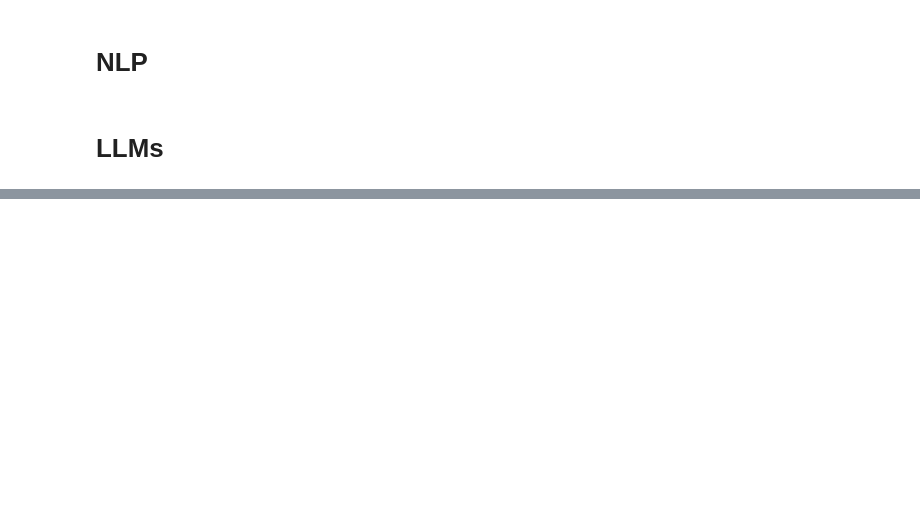
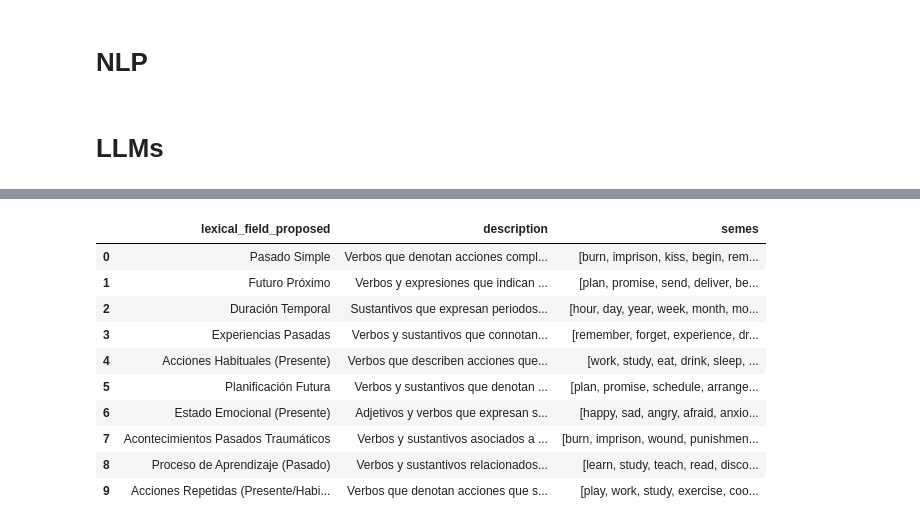
Before and after one commit to amontenegrot/master-thesis, a Jupyter notebook: notebooks/test.ipynb, the cells around one changed output, grey strips where cells are left out. Cells and saved outputs as stored; diff of their text form; code cells hidden in the pictures; blank space fills up the shorter version.

```diff
--- a/notebooks/test.ipynb
+++ b/notebooks/test.ipynb
@@ -301,0 +636,14 @@ print(df.loc[51982, 'grammatical_category'])
+# %%
+df_lexical_fields.head(10)
+# %% [output]
+|  | lexical_field_proposed | description | semes |
+| 0 | Pasado Simple | Verbos que denotan acciones compl... | [burn, imprison, kiss, begin, rem... |
+| 1 | Futuro Próximo | Verbos y expresiones que indican ... | [plan, promise, send, deliver, be... |
+| 2 | Duración Temporal | Sustantivos que expresan periodos... | [hour, day, year, week, month, mo... |
+| 3 | Experiencias Pasadas | Verbos y sustantivos que connotan... | [remember, forget, experience, dr... |
+| 4 | Acciones Habituales (Presente) | Verbos que describen acciones que... | [work, study, eat, drink, sleep, ... |
+| 5 | Planificación Futura | Verbos y sustantivos que denotan ... | [plan, promise, schedule, arrange... |
+| 6 | Estado Emocional (Presente) | Adjetivos y verbos que expresan s... | [happy, sad, angry, afraid, anxio... |
+| 7 | Acontecimientos Pasados Traumáticos | Verbos y sustantivos asociados a ... | [burn, imprison, wound, punishmen... |
+| 8 | Proceso de Aprendizaje (Pasado) | Verbos y sustantivos relacionados... | [learn, study, teach, read, disco... |
+| 9 | Acciones Repetidas (Presente/Habi... | Verbos que denotan acciones que s... | [play, work, study, exercise, coo... |
```
Also changed, not shown: parts of 69 cells of this notebook, 2 other files.
